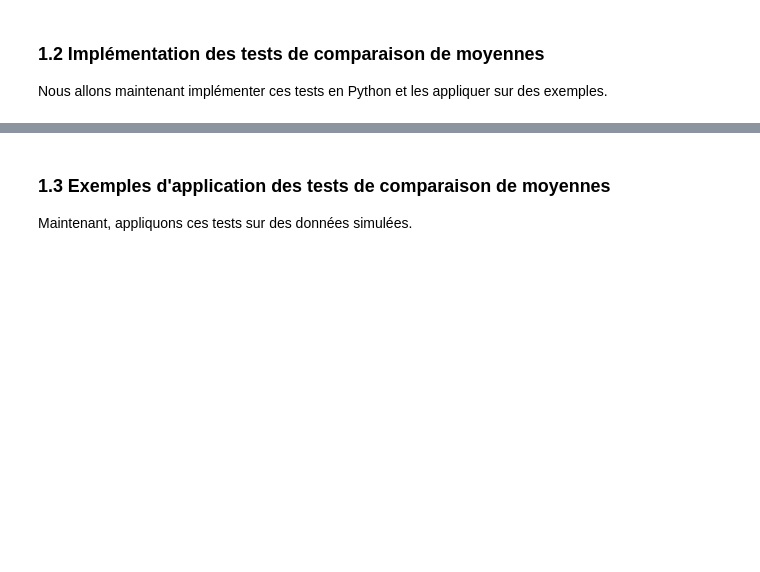
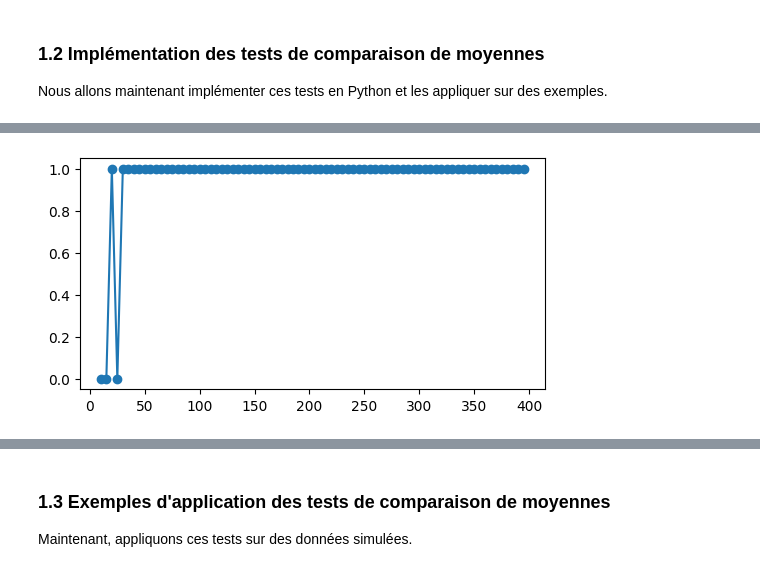
Before and after one commit to maw-supnum/ESP-SID21, a Jupyter notebook: tutorials/tutorial2.ipynb, the cells around one changed output, grey strips where cells are left out. Drawn from its saved outputs; the diff is of its cells as text; code cells hidden in the pictures; blank space fills up the shorter version.

```diff
--- a/tutorials/tutorial2.ipynb
+++ b/tutorials/tutorial2.ipynb
@@ -63,0 +144,24 @@ Nous allons maintenant implémenter ces tests en Python et les appliquer sur des
+# %%
+import numpy as np
+
+# Générateur de nombres aléatoires pour la reproductibilité
+np.random.seed(0)
+
+# Exemple 1: Deux populations avec des moyennes différentes et variances connues
+mu_X = 10
+mu_Y = 12
+sigma_X = 3
+sigma_Y = 2.5
+n_X = 300
+n_Y = 250
+
+# Génération des échantillons
+X = np.random.normal(mu_X, sigma_X, n_X)
+Y = np.random.normal(mu_Y, sigma_Y, n_Y)
+
+# Test d'hypothèse avec variances connues
+print("Test d'hypothèse avec variances connues:")
+_ = test_moyennes_variances_connues_live(X, Y, sigma_X**2, sigma_Y**2, alpha=0.05, verbose=True)
+print("\n\n")
+print("Test d'hypothèse avec variances inconnues:")
+_ = test_moyennes_variances_inconnues_live(X, Y, alpha=0.05, verbose=True)
@@ -63,0 +177,18 @@ Nous allons maintenant implémenter ces tests en Python et les appliquer sur des
+# %%
+import matplotlib.pyplot as plt
+
+rejet_connus = []
+rejet_inconnus = []
+np.random.seed(0)
+for taille in range(10, 400, 5):
+    X = np.random.normal(mu_X, sigma_X, taille)
+    Y = np.random.normal(mu_Y, sigma_Y, taille)
+    rejet_connus.append(test_moyennes_variances_connues_live(X, Y, sigma_X**2, sigma_Y**2))
+    rejet_inconnus.append(test_moyennes_variances_inconnues_live(X, Y))
+# %%
+# Visualisation des résultats
+plt.figure(figsize=(6, 3))
+plt.plot(range(10, 400, 5), np.array(rejet_connus)*1, label='Variances Connues', marker='o')
+plt.show()
+# %% [output]
+[figure, added]
```
Also changed, not shown: parts of 9 cells of this notebook.
